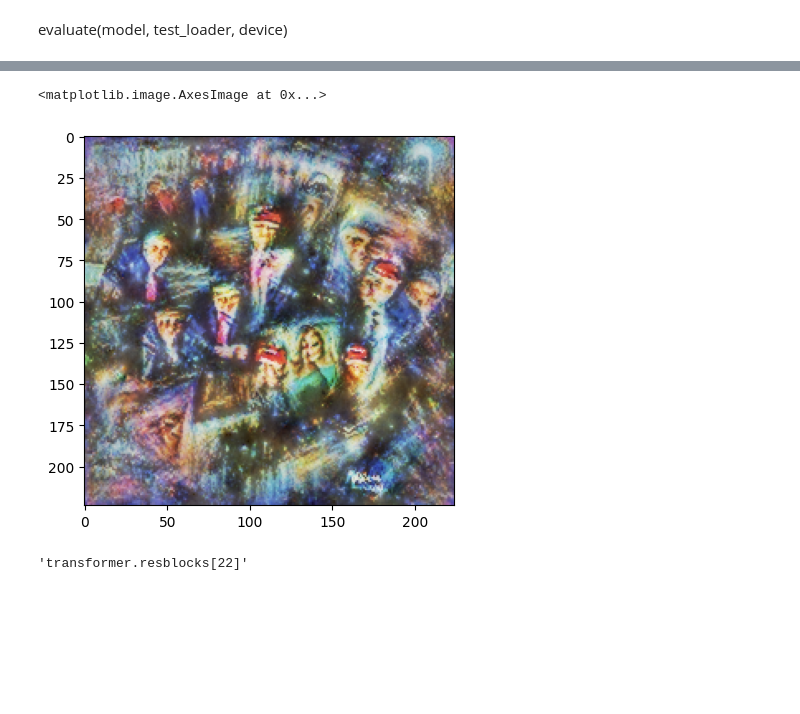
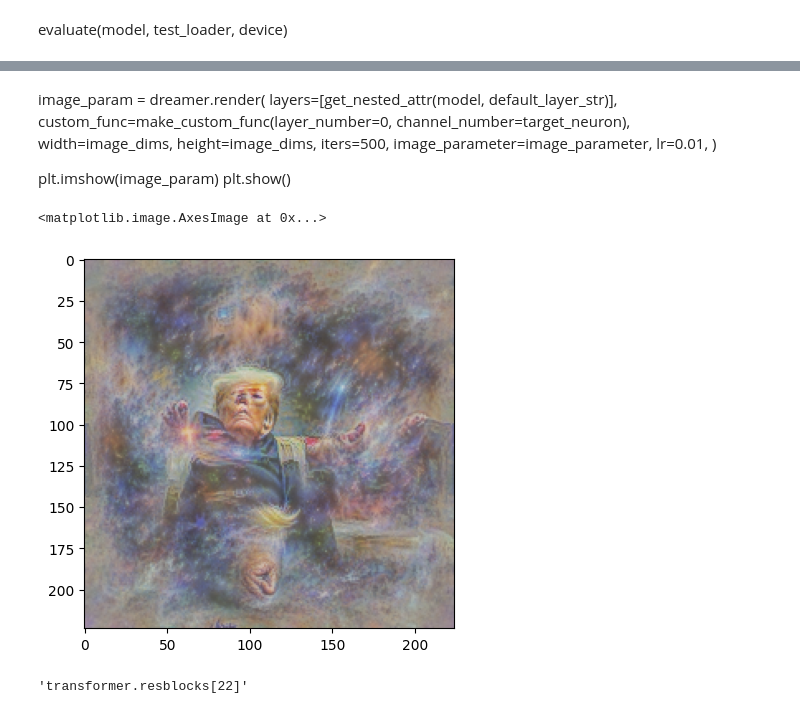
Before and after one commit to dilyabareeva/grad_slingshot, a Jupyter notebook: notebooks/before_after.ipynb, the cells around one changed output, grey strips where cells are left out. Saved outputs shown, nothing was run; the diff lists cells and outputs as text; code cells hidden in the pictures; blank space fills up the shorter version.

Commit message:
🐣clip-v14-large adjustments, adopt vit fv transforms, introduce clip benchmarks

```diff
--- a/notebooks/before_after.ipynb
+++ b/notebooks/before_after.ipynb
@@ -194,20 +179,42 @@ plt.show()
+# %% [markdown]
+image_param = dreamer.render(
+    layers=[get_nested_attr(model, default_layer_str)],
+    custom_func=make_custom_func(layer_number=0, channel_number=target_neuron),
+    width=image_dims,
+    height=image_dims,
+    iters=500,
+    image_parameter=image_parameter,
+    lr=0.01,
+)
+
+plt.imshow(image_param)
+plt.show()
+# %%
+image_transforms = [
+        transforms.v2.Pad(16, fill=0.5, padding_mode="constant"),
+        transforms.v2.RandomAffine((-20, 20), scale=(0.75, 1.05), fill=0.5),
+        transforms.v2.RandomRotation((-20, 20), fill=05.),
+        transforms.v2.GaussianNoise(mean=0.0, sigma=0.1),  # Add Gaussian noise
+        transforms.v2.RandomResizedCrop(size=224, scale=(0.23, 0.27),
+                                        ratio=(1.0, 1.0)),
+    ]
 # %%
 img, _, tstart = feature_visualisation(
     net=model,
     noise_dataset=noise_dataset,
     man_index=target_neuron,
-    lr=0.005,
-    n_steps=500,
+    lr=0.001,
+    n_steps=2200,
     init_mean=torch.tensor([]),
     save_list=[],
     target_act_fn=target_act_fn,
     tf=transforms.Compose(image_transforms),
     adam=True,
-    grad_clip=True,
+    grad_clip=1.0,
     layer_str=default_layer_str,
     device=device,
 )
 plt.imshow(img[0].permute(1, 2, 0).detach().cpu().numpy())
 # %% [output]
 <matplotlib.image.AxesImage at 0x...>
-[figure, old version]
+[figure, new version]
```
Also changed, not shown: parts of 9 cells of this notebook, 7 other files.
